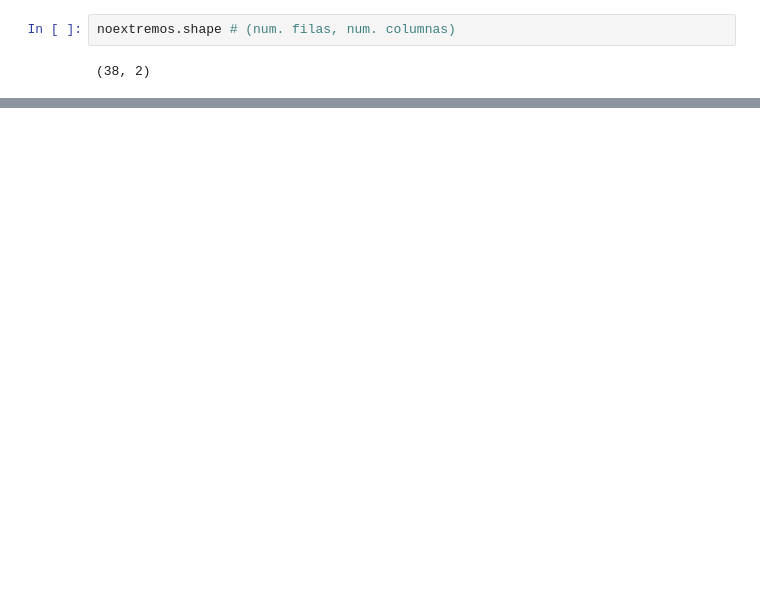
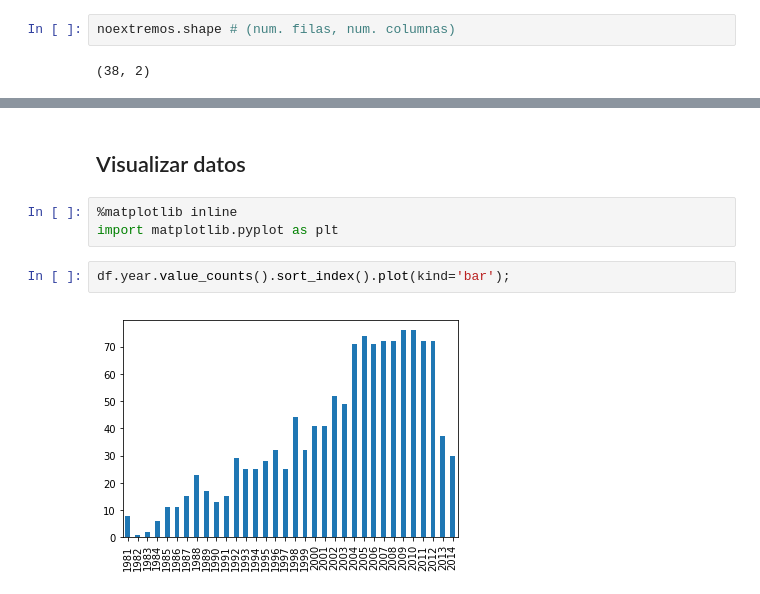
Before and after one commit to diegocaro/tallerds, a Jupyter notebook: clases/02 Series y Dataframes.ipynb, the cells around one changed output, grey strips where cells are left out. Cells and saved outputs as stored; diff of their text form; blank space fills up the shorter version.

```diff
--- a/clases/02 Series y Dataframes.ipynb
+++ b/clases/02 Series y Dataframes.ipynb
@@ -594,0 +383,9 @@ df.describe()
+# %% [markdown]
+## Visualizar datos
+# %%
+%matplotlib inline
+import matplotlib.pyplot as plt
+# %%
+df.year.value_counts().sort_index().plot(kind='bar');
+# %% [output]
+[figure, added]
```
Also changed, not shown: parts of 152 cells of this notebook, 2 other files.
